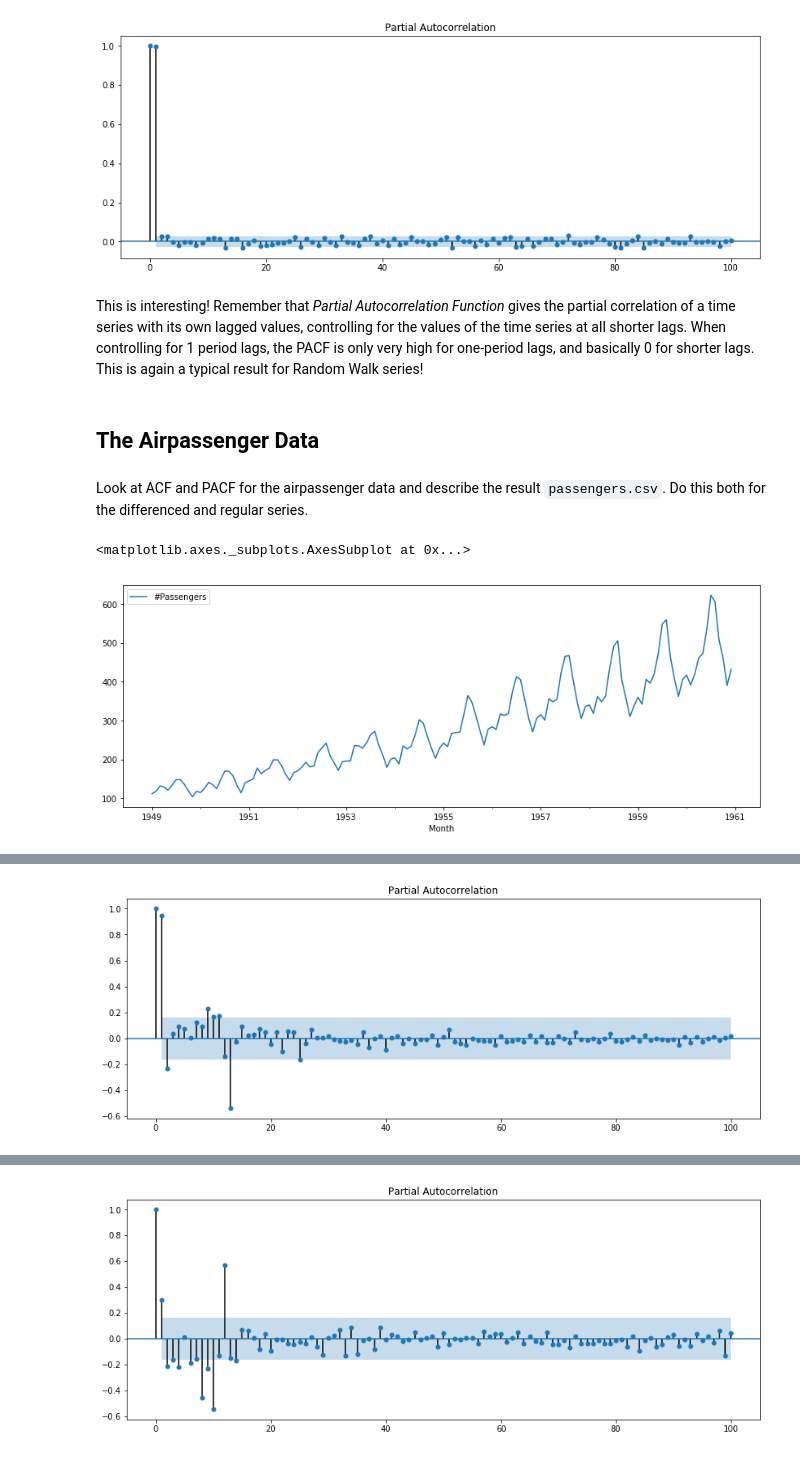
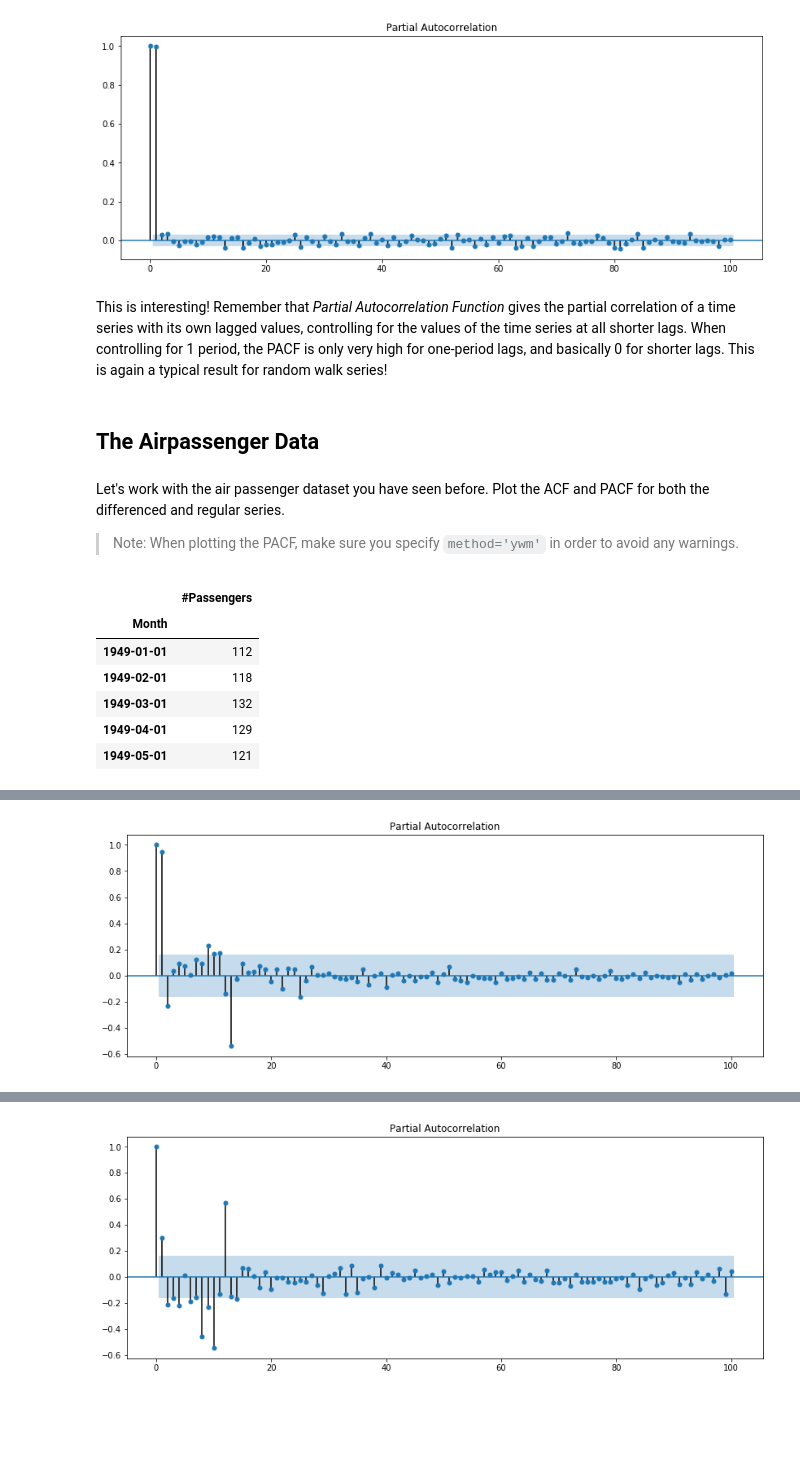
Before and after one commit to learn-co-curriculum/dsc-corr-autocorr-in-time-series-lab, a Jupyter notebook: index.ipynb, the cells around one changed output, grey strips where cells are left out. Cells and saved outputs as stored; diff of their text form; code cells hidden in the pictures; blank space fills up the shorter version.

```diff
--- a/index.ipynb
+++ b/index.ipynb
@@ -137,18 +167,25 @@ plot_pacf(eur.dropna(), lags = 100, method='ywm');
 # %% [output]
 [figure]
 # %% [markdown]
-This is interesting! Remember that *Partial Autocorrelation Function* gives the partial correlation of a time series with its own lagged values, controlling for the values of the time series at all shorter lags. When controlling for 1 period lags, the PACF is only very high for one-period lags, and basically 0 for shorter lags. This is again a typical result for Random Walk series!
+This is interesting! Remember that *Partial Autocorrelation Function* gives the partial correlation of a time series with its own lagged values, controlling for the values of the time series at all shorter lags. When controlling for 1 period, the PACF is only very high for one-period lags, and basically 0 for shorter lags. This is again a typical result for random walk series!
 # %% [markdown]
 ## The Airpassenger Data
-# %% [markdown]
-Look at ACF and PACF for the airpassenger data and describe the result `passengers.csv`. Do this both for the differenced and regular series.
+# %% [markdown]
+Let's work with the air passenger dataset you have seen before. Plot the ACF and PACF for both the differenced and regular series.
+
+> Note: When plotting the PACF, make sure you specify `method='ywm'` in order to avoid any warnings.
 # %%
-air= pd.read_csv('passengers.csv')
-air.Month = pd.to_datetime(air.Month)
-air.set_index('Month', inplace = True)
+# Import and process the air passenger data
+air = pd.read_csv('passengers.csv')
+air['Month'] = pd.to_datetime(air['Month'])
+air.set_index('Month', inplace=True)
+air.head()
+# %% [output]
+|  | #Passengers |
+| Month |  |
+| 1949-01-01 | 112 |
+| 1949-02-01 | 118 |
+| 1949-03-01 | 132 |
+| 1949-04-01 | 129 |
+| 1949-05-01 | 121 |
-# %%
-air.plot()
-# %% [output]
-<matplotlib.axes._subplots.AxesSubplot at 0x...>
-[figure, removed]
 # %%
@@ -157,10 +195,9 @@ pd.plotting.autocorrelation_plot(air);
 # %% [output]
 [figure]
 # %%
-from statsmodels.graphics.tsaplots import plot_pacf
-from matplotlib.pylab import rcParams
+# Plot PACF (regular)
 rcParams['figure.figsize'] = 14, 5
-plot_pacf(air.dropna(), lags = 100, method='ywm');
+plot_pacf(air.dropna(), lags=100, method='ywm');
 # %% [output]
-[figure, old version]
+[figure, new version]
 # %%
```
Also changed, not shown: parts of 41 cells of this notebook, 28 other files.
